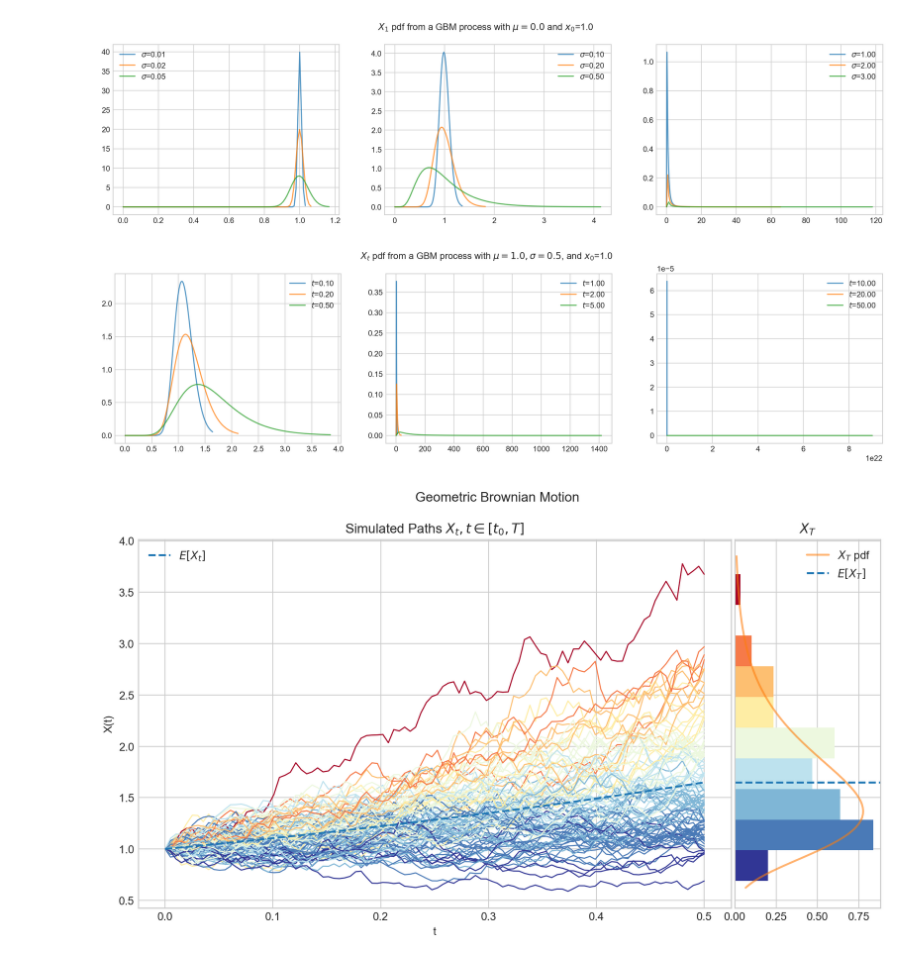
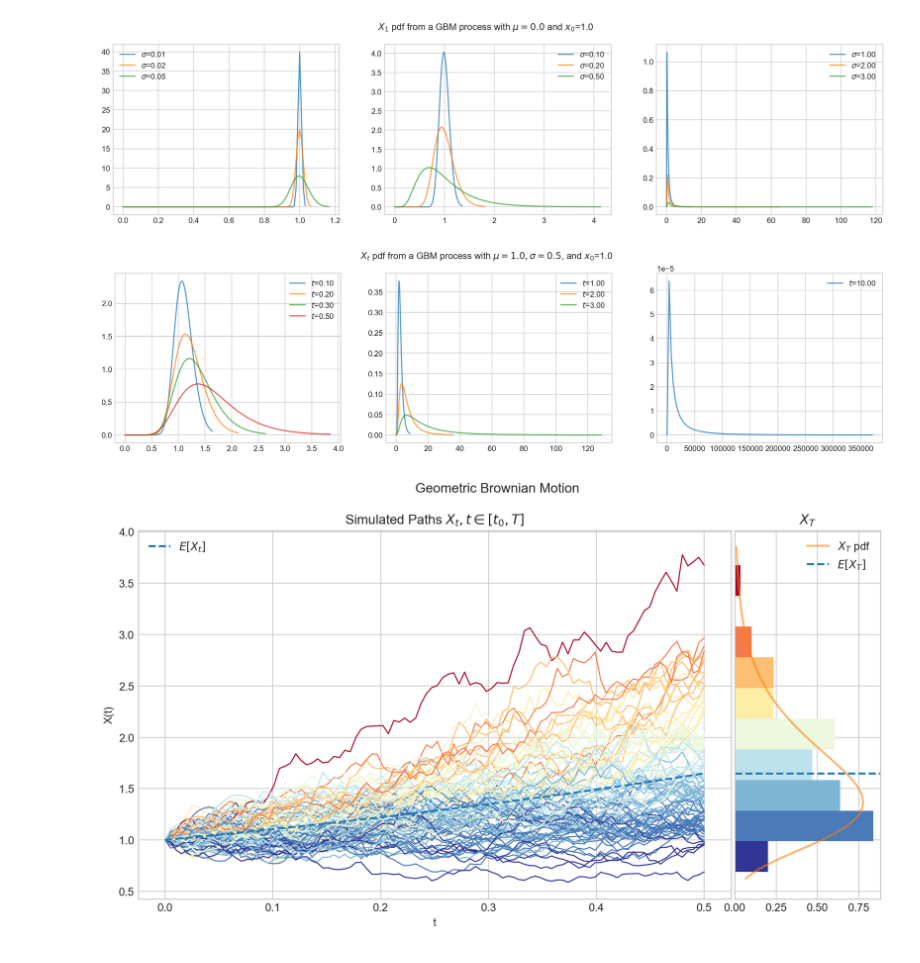
Before and after one commit to quantgirluk/Understanding-Quantitative-Finance, a Jupyter notebook: UQF/geometric_brownian_motion.ipynb, the cells around one changed output. Cells and saved outputs as stored; diff of their text form; code cells hidden in the pictures.

```diff
--- a/UQF/geometric_brownian_motion.ipynb
+++ b/UQF/geometric_brownian_motion.ipynb
@@ -177,18 +177,18 @@ plt.show()
 # %%
 process = GBM(drift=1.0, volatility=0.5, initial=1.0)
 fig, axs = plt.subplots(1, 3, figsize=(18, 4))
-t_values = ([0.1, 0.2,  0.5], [1, 2, 5], [10, 20, 50])
+t_values = ([0.1, 0.2,  0.3, 0.5], [1, 2, 3], [10,])
 for (ts, ax) in zip(t_values, axs):
     for t in ts:
         X_t = process.get_marginal(t=t)
         x = np.linspace(0, X_t.ppf(0.995), 100)
         ax.plot(x, X_t.pdf(x), '-', lw=1.5,
                 alpha=0.75, label=f'$t$={t:.2f}')
         ax.legend()
 fig.suptitle(f'$X_t$ pdf from a GBM process with $\mu=1.0, \sigma=0.5$, and $x_0$=1.0')
 plt.show()
 # %% [output]
-[figure, old version]
+[figure, new version]
 # %%
 process = GBM(drift=1.0, volatility=0.5, initial=1.0, T=0.5)
 process.draw(n=100, N=100)
```
Also changed, not shown: parts of 4 cells of this notebook.
